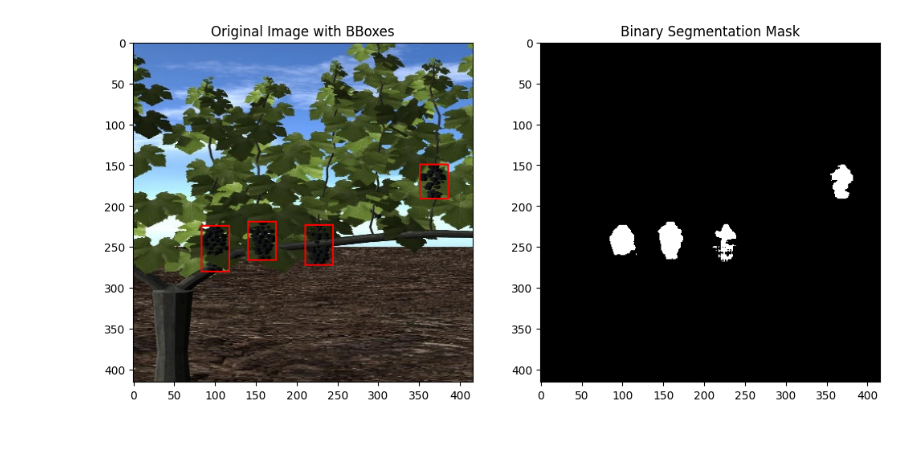
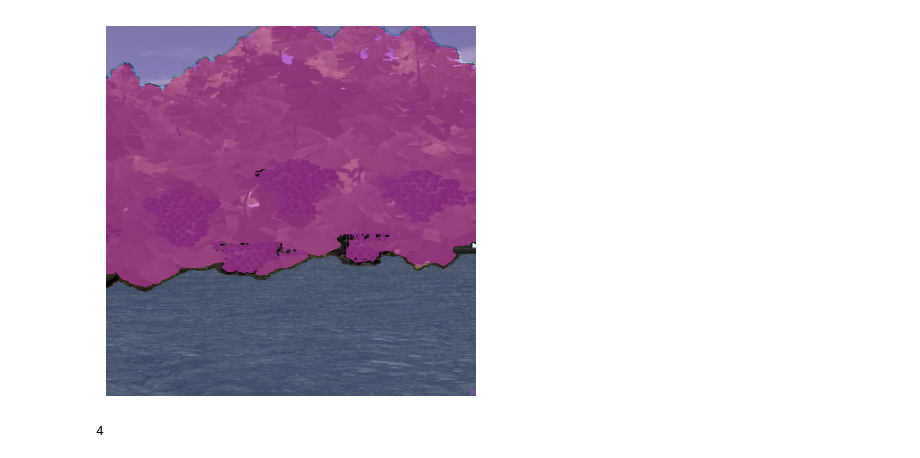
Before and after one commit to plant-ai-biophysics-lab/AGILE, a Jupyter notebook: experiments/diffusion/segment_anything.ipynb, the cells around one changed output. Saved outputs shown, nothing was run; the diff lists cells and outputs as text; code cells hidden in the pictures.

```diff
--- a/experiments/diffusion/segment_anything.ipynb
+++ b/experiments/diffusion/segment_anything.ipynb
@@ -100,6 +137,27 @@ def main(image_path, yolo_file):
-# %%
-image_path = "/data2/eranario/data/Borden-Day2Night/train/00001.jpg"
-yolo_file = "/data2/eranario/data/yolo_grl_data/BordenNight/Synthetic/labels/00001.txt"
-main(image_path, yolo_file)
-# %% [output]
-[figure, removed]
+# %%
+image_path = "/group/jmearlesgrp/data/yolo_grl_data/BordenNight/Synthetic/images/00000.jpg"
+# image_path = "/group/jmearlesgrp/data/yolo_grl_data/GEMINI_Flowers/Synthetic/images/camA_cowpea_018_000_3710807_RGB.jpeg"
+yolo_file = "/group/jmearlesgrp/data/yolo_grl_data/BordenNight/Synthetic/labels/00000.txt"
+# yolo_file = "/group/jmearlesgrp/data/yolo_grl_data/GEMINI_Flowers/Synthetic/labels/camA_cowpea_018_000_3710807_RGB.txt"
+background_masks, semantic_mask = main(image_path, yolo_file)
+# %%
+def get_largest_masks(masks, num_masks=3):
+    # Calculate the area of each mask
+    mask_areas = [(i, np.sum(mask > 0)) for i, mask in enumerate(masks)]
+
+    # Sort masks by area in descending order
+    mask_areas.sort(key=lambda x: x[1], reverse=True)
+
+    # Get the indices of the three largest masks
+    largest_mask_indices = [idx for idx, area in mask_areas[:num_masks]]
+
+    # Keep only the largest masks
+    largest_masks = [masks[idx] for idx in largest_mask_indices]
+
+    return largest_masks, largest_mask_indices
+
+largest_masks, largest_mask_indices = get_largest_masks(background_masks, num_masks=3)
+# %%
+show_masks_on_image(Image.open(image_path).convert("RGB"), largest_masks)
+# %% [output]
+[figure, added]
@@ -105,0 +166,4 @@ main(image_path, yolo_file)
+# %%
+len(largest_masks)
+# %% [output]
+4
```
Also changed, not shown: parts of 6 cells of this notebook.
